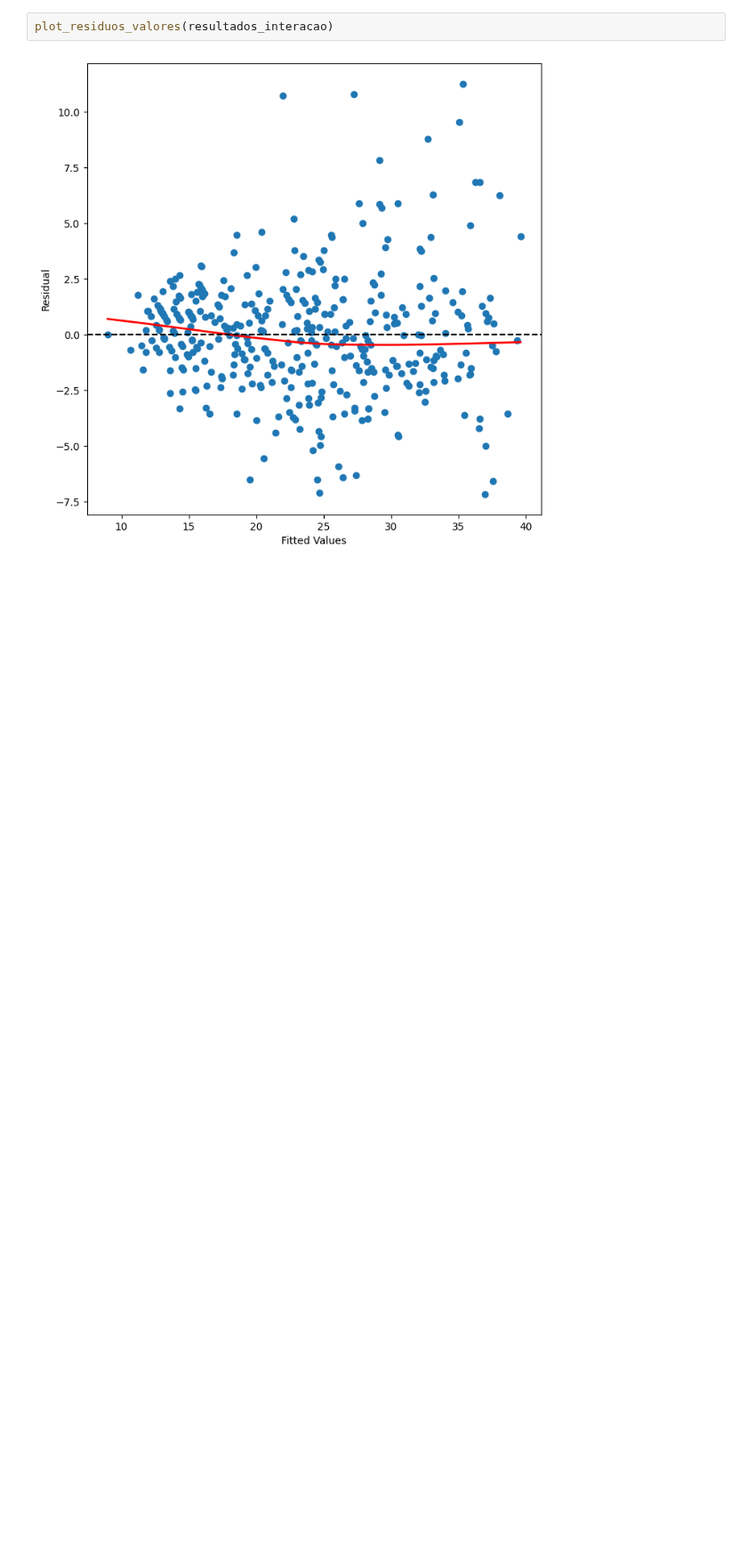
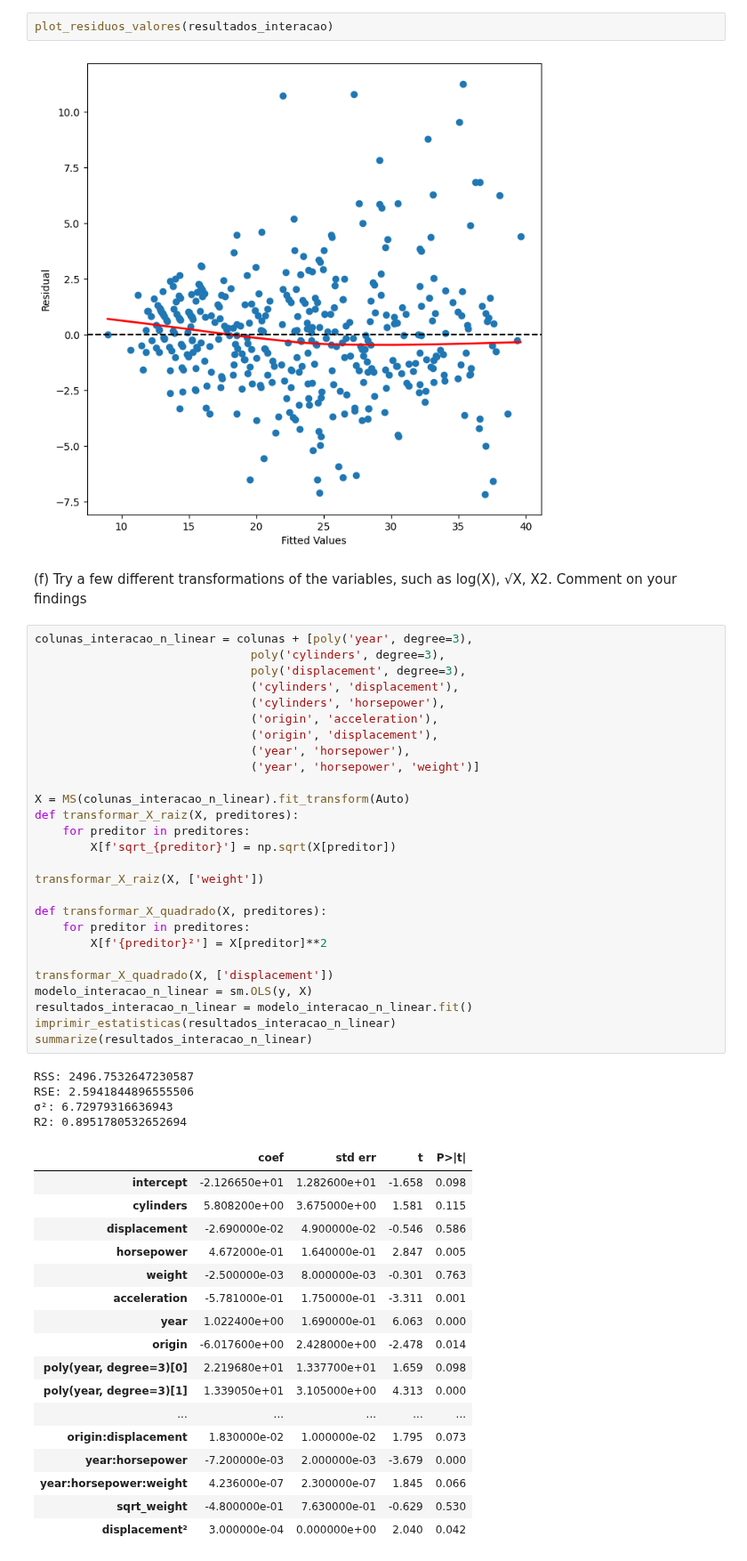
Before and after one commit to oliveira-silva-lucas/ISLP, a Jupyter notebook: Cap_03_Linear_Regression/Exercises/ex_cap_03_auto.ipynb, the cells around one changed output. Shown at 89% size. Cells and saved outputs as stored; diff of their text form; blank space fills up the shorter version.

```diff
--- a/Cap_03_Linear_Regression/Exercises/ex_cap_03_auto.ipynb
+++ b/Cap_03_Linear_Regression/Exercises/ex_cap_03_auto.ipynb
@@ -377,3 +377,55 @@ plot_hat_matrix_diag(resultados_interacao)
 plot_residuos_valores(resultados_interacao)
 # %% [output]
 [figure]
+# %% [markdown]
+(f) Try a few different transformations of the variables, such as
+log(X), √X, X2. Comment on your findings
+# %%
+colunas_interacao_n_linear = colunas + [poly('year', degree=3),
+                               poly('cylinders', degree=3),
+                               poly('displacement', degree=3),
+                               ('cylinders', 'displacement'),
+                               ('cylinders', 'horsepower'),
+                               ('origin', 'acceleration'),
+                               ('origin', 'displacement'),
+                               ('year', 'horsepower'),
+                               ('year', 'horsepower', 'weight')]
+
+X = MS(colunas_interacao_n_linear).fit_transform(Auto)
+def transformar_X_raiz(X, preditores):
+    for preditor in preditores:
+        X[f'sqrt_{preditor}'] = np.sqrt(X[preditor])
+
+transformar_X_raiz(X, ['weight'])
+
+def transformar_X_quadrado(X, preditores):
+    for preditor in preditores:
+        X[f'{preditor}²'] = X[preditor]**2
+
+transformar_X_quadrado(X, ['displacement'])
+modelo_interacao_n_linear = sm.OLS(y, X)
+resultados_interacao_n_linear = modelo_interacao_n_linear.fit()
+imprimir_estatisticas(resultados_interacao_n_linear)
+summarize(resultados_interacao_n_linear)
+# %% [output]
+RSS: 2496.7532647230587
+RSE: 2.5941844896555506
+σ²: 6.72979316636943
+R2: 0.8951780532652694
+|  | coef | std err | t | P>|t| |
+| intercept | -2.126650e+01 | 1.282600e+01 | -1.658 | 0.098 |
+| cylinders | 5.808200e+00 | 3.675000e+00 | 1.581 | 0.115 |
+| displacement | -2.690000e-02 | 4.900000e-02 | -0.546 | 0.586 |
+| horsepower | 4.672000e-01 | 1.640000e-01 | 2.847 | 0.005 |
+| weight | -2.500000e-03 | 8.000000e-03 | -0.301 | 0.763 |
+| acceleration | -5.781000e-01 | 1.750000e-01 | -3.311 | 0.001 |
+| year | 1.022400e+00 | 1.690000e-01 | 6.063 | 0.000 |
+| origin | -6.017600e+00 | 2.428000e+00 | -2.478 | 0.014 |
+| poly(year, degree=3)[0] | 2.219680e+01 | 1.337700e+01 | 1.659 | 0.098 |
+| poly(year, degree=3)[1] | 1.339050e+01 | 3.105000e+00 | 4.313 | 0.000 |
+| ... | ... | ... | ... | ... |
+| origin:displacement | 1.830000e-02 | 1.000000e-02 | 1.795 | 0.073 |
+| year:horsepower | -7.200000e-03 | 2.000000e-03 | -3.679 | 0.000 |
+| year:horsepower:weight | 4.236000e-07 | 2.300000e-07 | 1.845 | 0.066 |
+| sqrt_weight | -4.800000e-01 | 7.630000e-01 | -0.629 | 0.530 |
+| displacement² | 3.000000e-04 | 0.000000e+00 | 2.040 | 0.042 |
```
Also changed, not shown: parts of 6 cells of this notebook, 1 other file.
